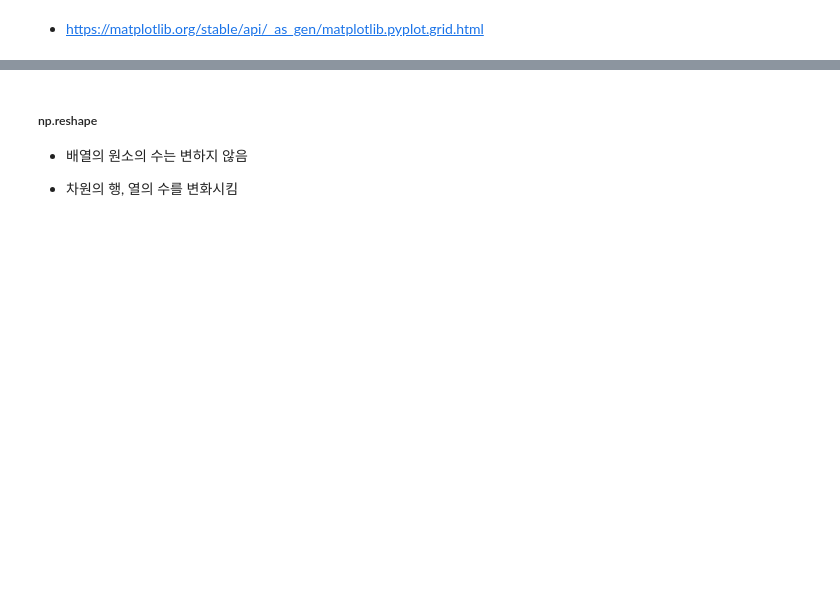
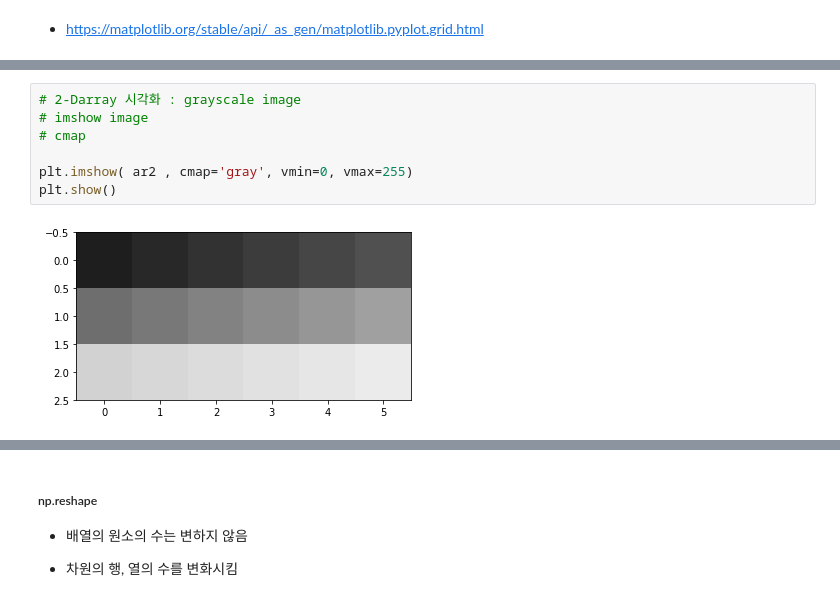
Before and after one commit to gymnopedy01/ictis-2023-ai, a Jupyter notebook: 다운로드/배포_Numpy_핵심.ipynb, the cells around one changed output, grey strips where cells are left out. Saved outputs shown, nothing was run; the diff lists cells and outputs as text; blank space fills up the shorter version.

```diff
--- a/다운로드/배포_Numpy_핵심.ipynb
+++ b/다운로드/배포_Numpy_핵심.ipynb
@@ -39,0 +137,9 @@ ar2 = [[ 30, 40,  50,  60,  70,   80],
+# %%
+# 2-Darray 시각화 : grayscale image
+# imshow image
+# cmap
+
+plt.imshow( ar2 , cmap='gray', vmin=0, vmax=255)
+plt.show()
+# %% [output]
+[figure, added]
```
Also changed, not shown: parts of 66 cells of this notebook.
